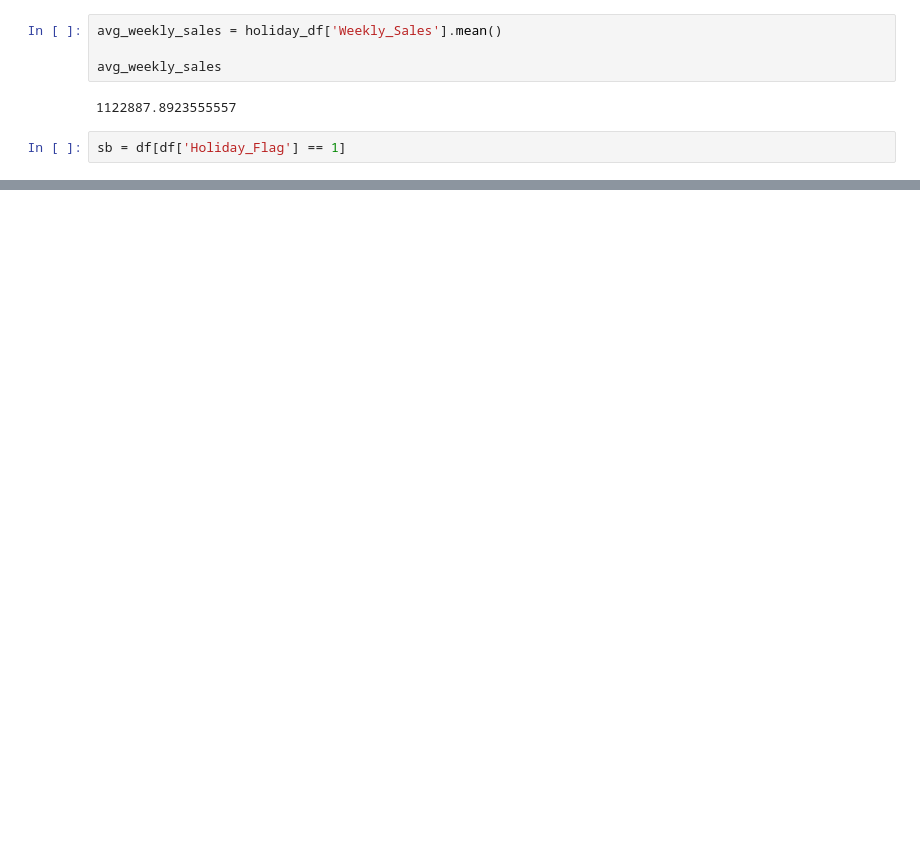
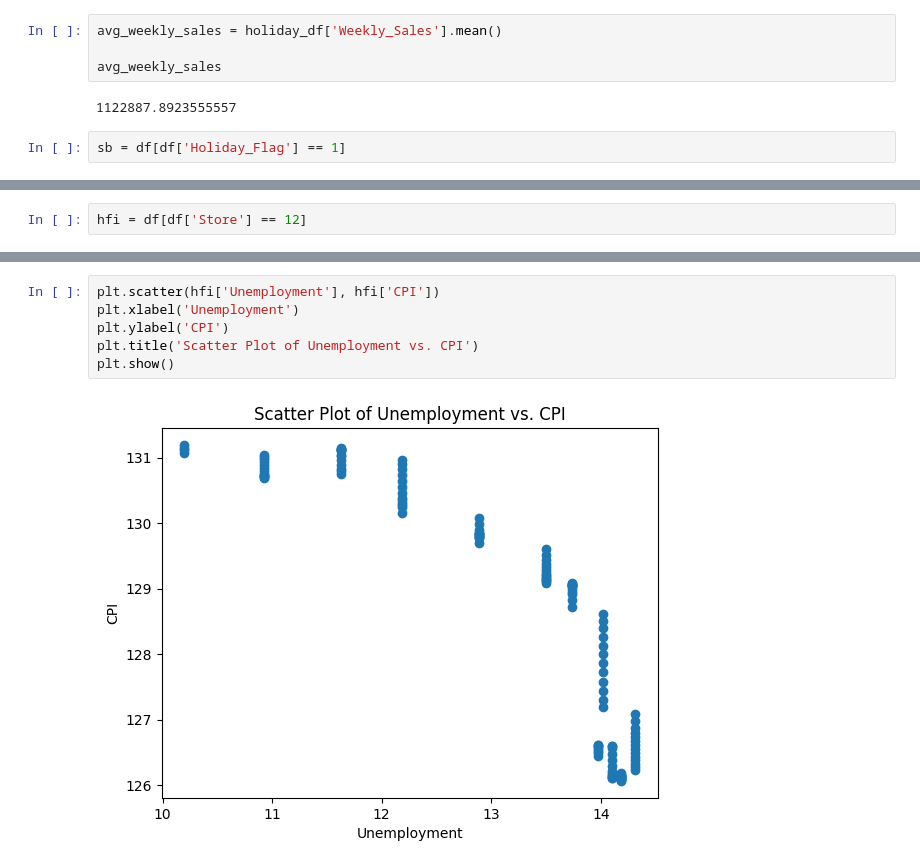
Before and after one commit to nattyta/walmart-sales, a Jupyter notebook: practice.ipynb, the cells around one changed output, grey strips where cells are left out. Drawn from its saved outputs; the diff is of its cells as text; blank space fills up the shorter version.

Commit message:
did the second
which is Which stores in the dataset have the lowest and highest unemployment rate?  What factors do you think are impacting the unemployment rate?

```diff
--- a/practice.ipynb
+++ b/practice.ipynb
@@ -244,0 +357,2 @@ The holiday with the most significant impact on weekly sales is '11-25', with an
+# %%
+hfi = df[df['Store'] == 12]
@@ -244,0 +407,8 @@ The holiday with the most significant impact on weekly sales is '11-25', with an
+# %%
+plt.scatter(hfi['Unemployment'], hfi['CPI'])
+plt.xlabel('Unemployment')
+plt.ylabel('CPI')
+plt.title('Scatter Plot of Unemployment vs. CPI')
+plt.show()
+# %% [output]
+[figure, added]
```
Also changed, not shown: parts of 29 cells of this notebook.
